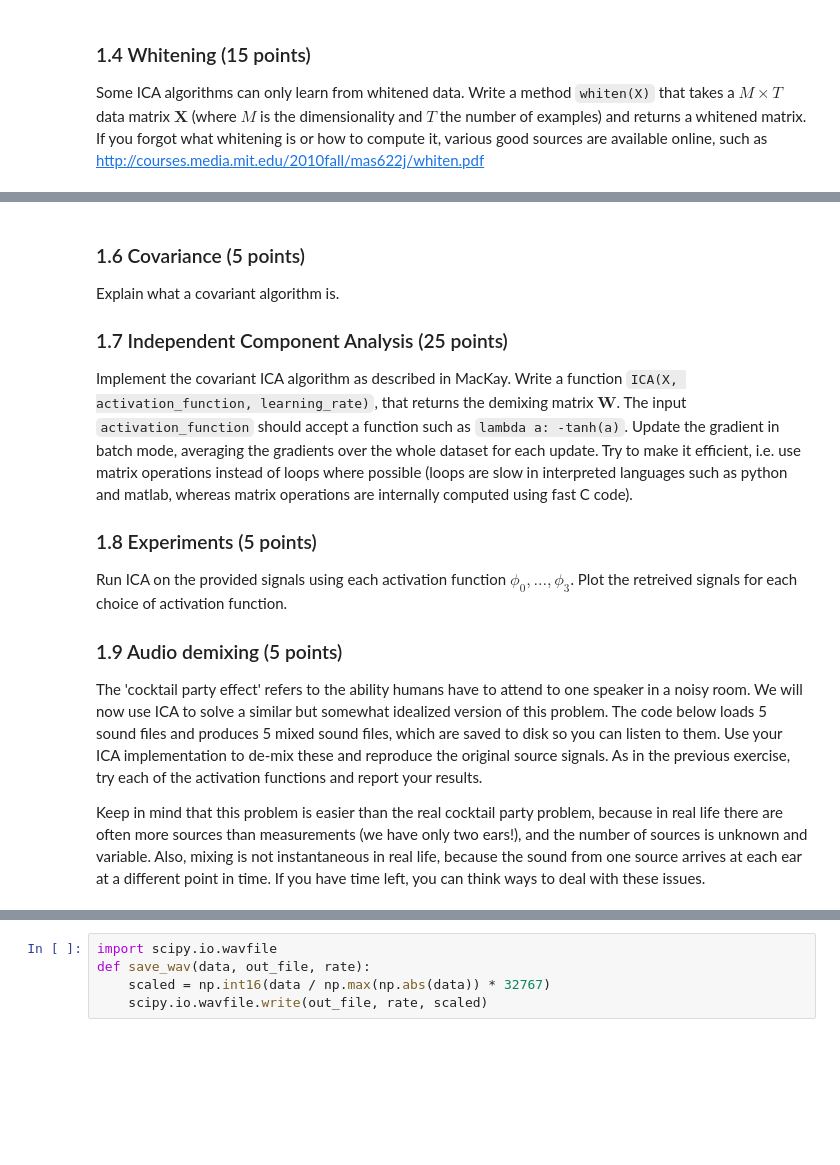
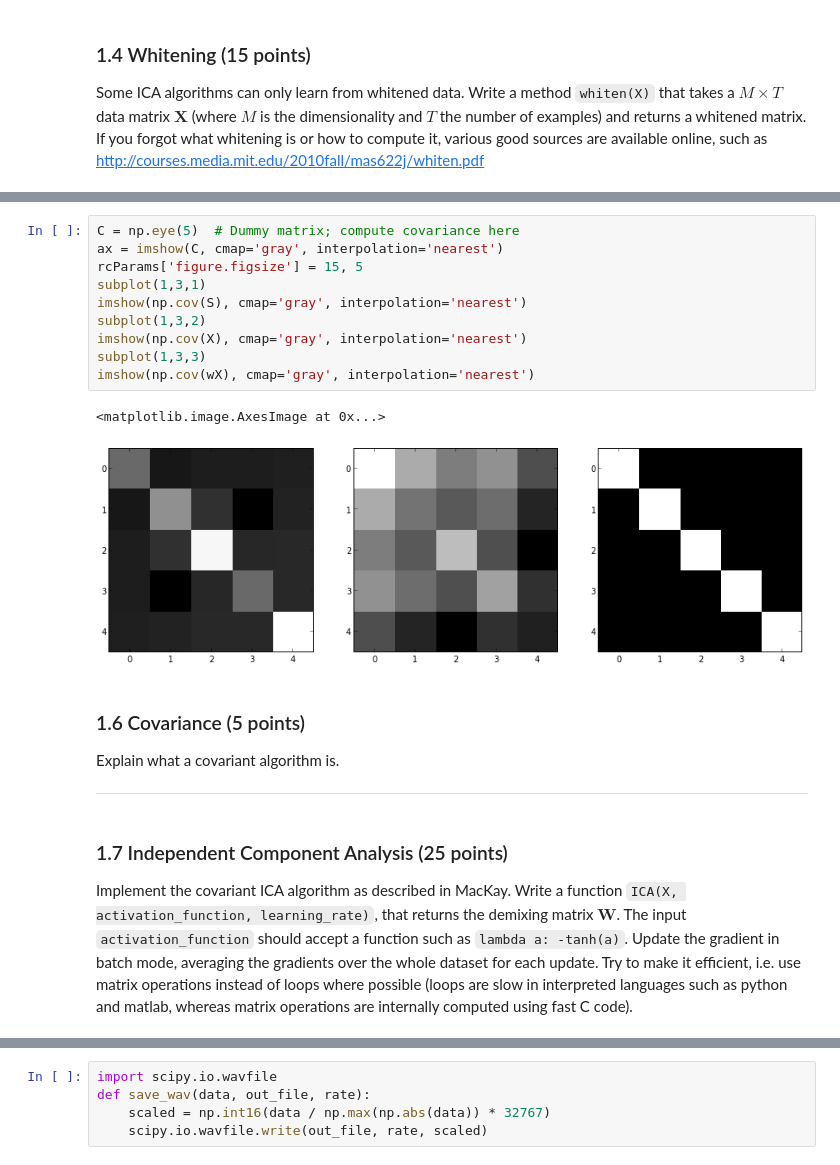
Before and after one commit to stathischaritos/ML-ICA, a Jupyter notebook: lab1.ipynb, the cells around one changed output, grey strips where cells are left out. Cells and saved outputs as stored; diff of their text form; blank space fills up the shorter version.

```diff
--- a/lab1.ipynb
+++ b/lab1.ipynb
@@ -202,14 +251,21 @@ ax = imshow(C, cmap='gray', interpolation='nearest')
+# %%
+C = np.eye(5)  # Dummy matrix; compute covariance here
+ax = imshow(C, cmap='gray', interpolation='nearest')
+rcParams['figure.figsize'] = 15, 5
+subplot(1,3,1)
+imshow(np.cov(S), cmap='gray', interpolation='nearest')
+subplot(1,3,2)
+imshow(np.cov(X), cmap='gray', interpolation='nearest')
+subplot(1,3,3)
+imshow(np.cov(wX), cmap='gray', interpolation='nearest')
+# %% [output]
+<matplotlib.image.AxesImage at 0x...>
+[figure, added]
+# %% [markdown]
+### 1.6 Covariance (5 points)
+Explain what a covariant algorithm is.
+
+---
 # %% [markdown]
-### 1.6 Covariance (5 points)
-Explain what a covariant algorithm is.
-
 ### 1.7 Independent Component Analysis (25 points)
 Implement the covariant ICA algorithm as described in MacKay. Write a function `ICA(X, activation_function, learning_rate)`, that returns the demixing matrix $\mathbf{W}$. The input `activation_function` should accept a function such as `lambda a: -tanh(a)`. Update the gradient in batch mode, averaging the gradients over the whole dataset for each update. Try to make it efficient, i.e. use matrix operations instead of loops where possible (loops are slow in interpreted languages such as python and matlab, whereas matrix operations are internally computed using fast C code).
-
-### 1.8 Experiments  (5 points)
-Run ICA on the provided signals using each activation function $\phi_0, \ldots, \phi_3$. Plot the retreived signals for each choice of activation function.
-
-### 1.9 Audio demixing (5 points)
-The 'cocktail party effect' refers to the ability humans have to attend to one speaker in a noisy room. We will now use ICA to solve a similar but somewhat idealized version of this problem. The code below loads 5 sound files and produces 5 mixed sound files, which are saved to disk so you can listen to them. Use your ICA implementation to de-mix these and reproduce the original source signals. As in the previous exercise, try each of the activation functions and report your results.
-
-Keep in mind that this problem is easier than the real cocktail party problem, because in real life there are often more sources than measurements (we have only two ears!), and the number of sources is unknown and variable. Also, mixing is not instantaneous in real life, because the sound from one source arrives at each ear at a different point in time. If you have time left, you can think ways to deal with these issues.
```
Also changed, not shown: parts of 18 cells of this notebook, 12 other files.
